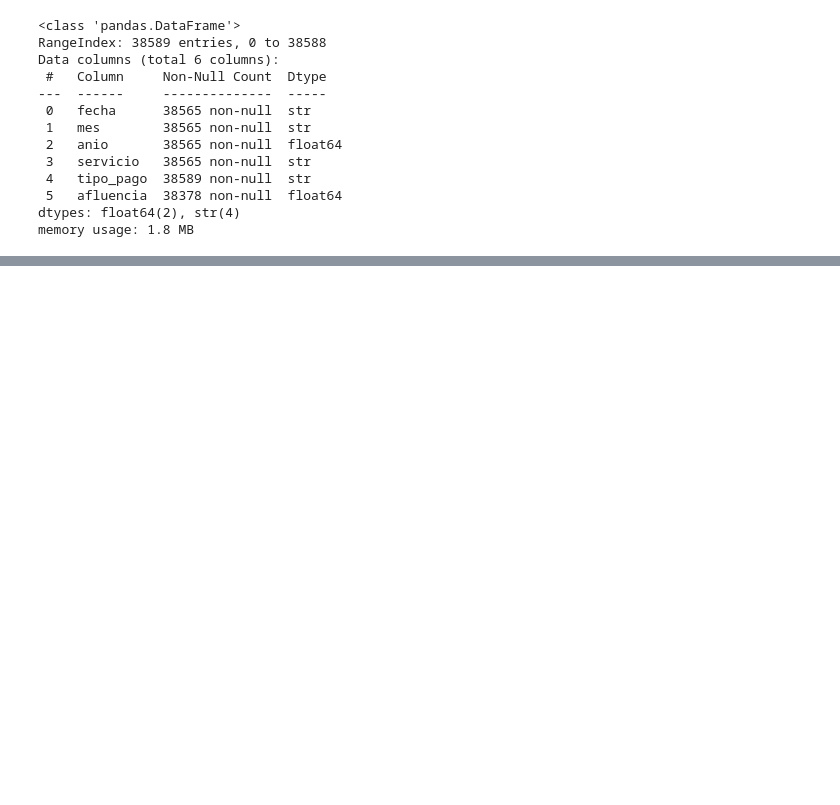
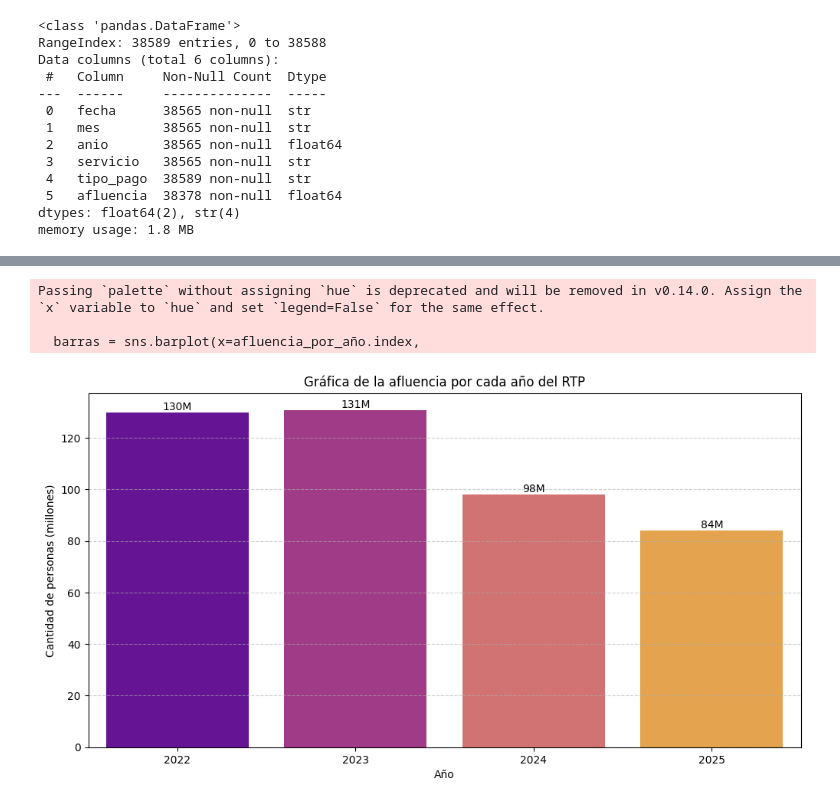
Before and after one commit to K4lilinuxX/CDMX, a Jupyter notebook: RTP-CDMX/afluencia_rtp_cdmx.ipynb, the cells around one changed output, grey strips where cells are left out. Drawn from its saved outputs; the diff is of its cells as text; code cells hidden in the pictures; blank space fills up the shorter version.

Commit message:
Hice una gráfica de barras acerca de la afluencia por año de cada servicio del RTP

```diff
--- a/RTP-CDMX/afluencia_rtp_cdmx.ipynb
+++ b/RTP-CDMX/afluencia_rtp_cdmx.ipynb
@@ -178,0 +189,32 @@ Passing `palette` without assigning `hue` is deprecated and will be removed in v
+# %%
+# ----- Agrupación y gráfica de la afluencia por año de cada servicio del RTP -----
+
+# Creamos un nuevo Data Frame sin el año 2026, ya que el 2026 aún no ha acabado
+df_sin_2026 = df[df["anio"] != 2026].copy()
+
+# Convertimos la columa "anio" del Data Frame sin el 2026
+df_sin_2026["anio"] = df_sin_2026["anio"].astype('Int64')
+
+# Afluencia por año
+afluencia_por_año = df_sin_2026.groupby("anio")["afluencia"].sum()
+
+# Graficamos
+plt.figure(figsize=(12,6))
+plt.title("Gráfica de la afluencia por cada año del RTP")
+barras = sns.barplot(x=afluencia_por_año.index,
+                     y=afluencia_por_año.values / 1_000_000,
+                     palette="plasma")
+for contenedores in barras.containers:
+    barras.bar_label(contenedores,
+                     fmt='%.0fM')
+plt.xlabel("Año")
+plt.ylabel("Cantidad de personas (millones)")
+plt.grid(axis="y",
+         linestyle="--",
+         alpha=0.6)
+plt.show()
+# %% [output]
+Passing `palette` without assigning `hue` is deprecated and will be removed in v0.14.0. Assign the `x` variable to `hue` and set `legend=False` for the same effect.
+
+  barras = sns.barplot(x=afluencia_por_año.index,
+[figure, added]
```
Also changed, not shown: parts of 3 cells of this notebook.
